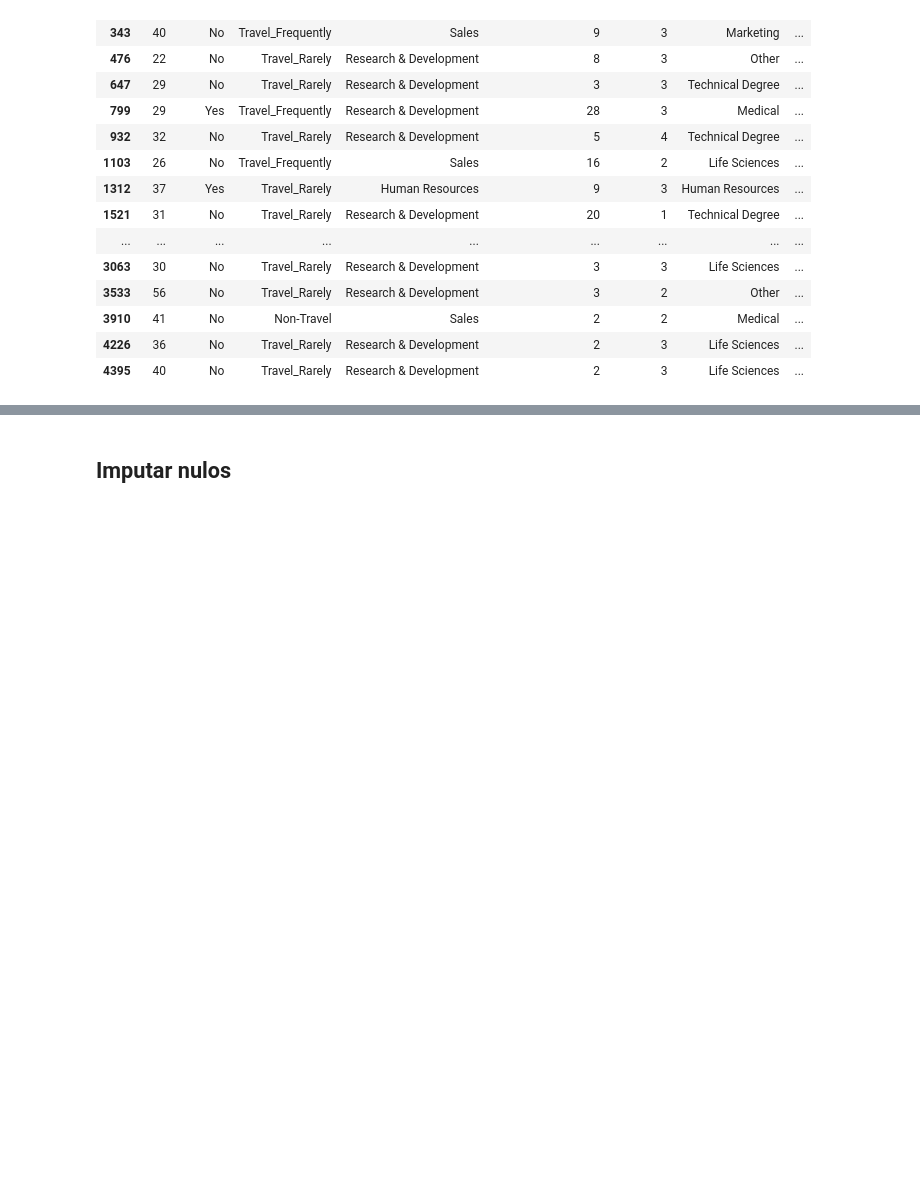
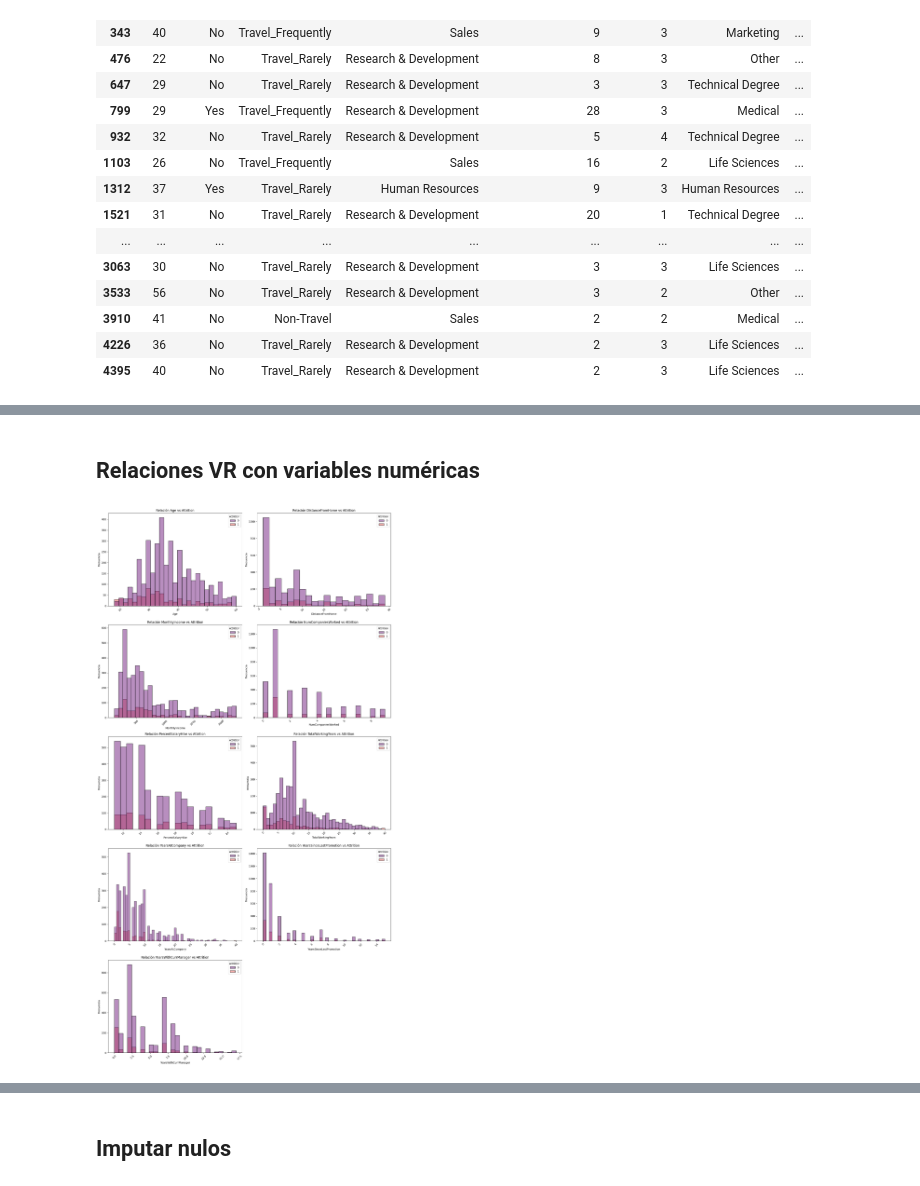
Before and after one commit to ngcarvajall/Proyecto8---Predicci-n-de-Retenci-n-de-Empleados, a Jupyter notebook: Modelos/EDA.ipynb, the cells around one changed output, grey strips where cells are left out. Cells and saved outputs as stored; diff of their text form; code cells hidden in the pictures; blank space fills up the shorter version.

```diff
--- a/Modelos/EDA.ipynb
+++ b/Modelos/EDA.ipynb
@@ -251,0 +414,6 @@ Name: count, dtype: int64
+# %% [markdown]
+## Relaciones VR con variables numéricas
+# %%
+f.graficar_relaciones_numericas(df_mergeo, 'Attrition')
+# %% [output]
+[figure, added]
```
Also changed, not shown: parts of 64 cells of this notebook, 1 other file.
